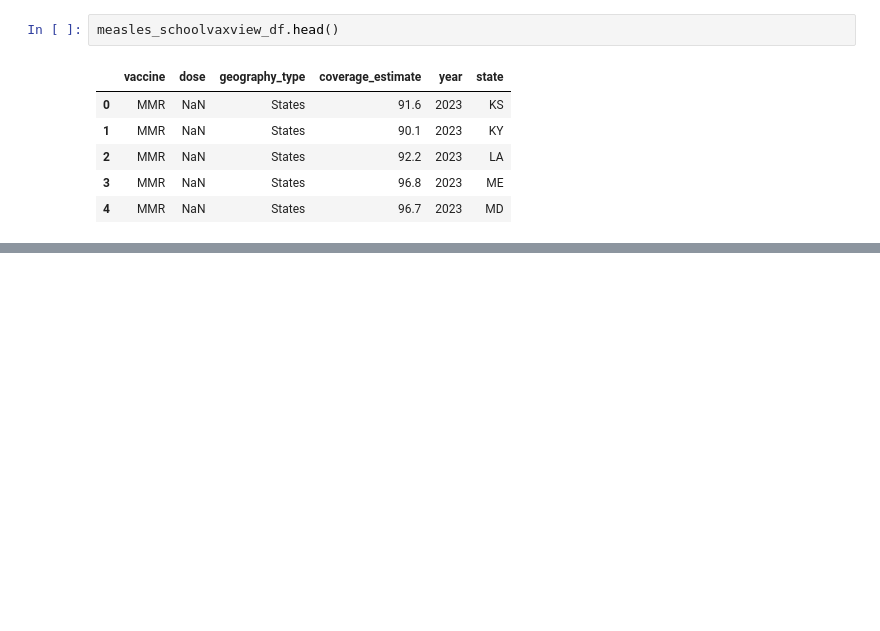
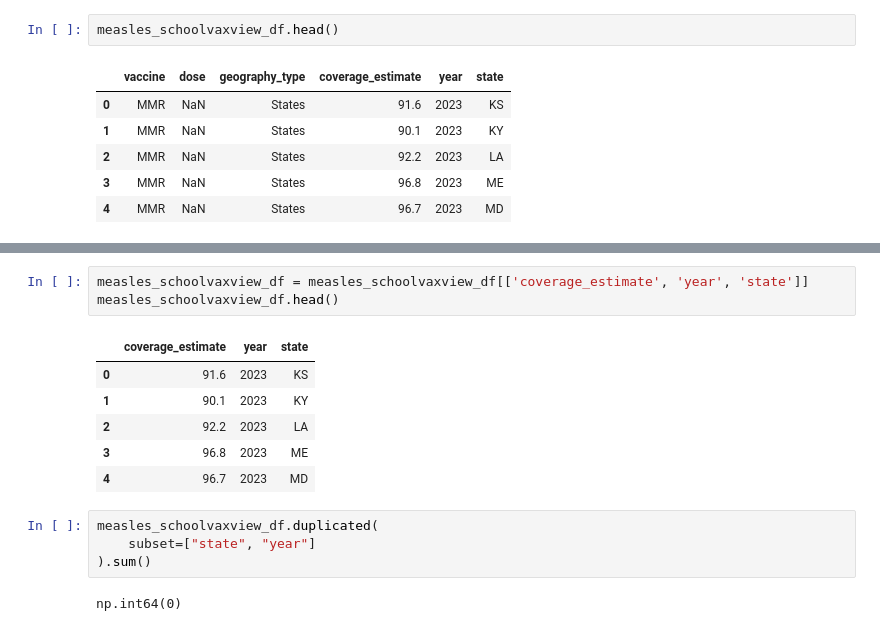
Before and after one commit to FusRaDa/biot670i_capstone_vaccination_project, a Jupyter notebook: rada_notebooks/04_measles_coverage_v_incidence.ipynb, the cells around one changed output, grey strips where cells are left out. Cells and saved outputs as stored; diff of their text form; blank space fills up the shorter version.

```diff
--- a/rada_notebooks/04_measles_coverage_v_incidence.ipynb
+++ b/rada_notebooks/04_measles_coverage_v_incidence.ipynb
@@ -210,2 +327,18 @@ measles_schoolvaxview_df['year'].min(), measles_schoolvaxview_df['year'].max(),
 # %% [output]
 (np.int64(2010), np.int64(2026))
+# %%
+measles_schoolvaxview_df = measles_schoolvaxview_df[['coverage_estimate', 'year', 'state']]
+measles_schoolvaxview_df.head()
+# %% [output]
+|  | coverage_estimate | year | state |
+| 0 | 91.6 | 2023 | KS |
+| 1 | 90.1 | 2023 | KY |
+| 2 | 92.2 | 2023 | LA |
+| 3 | 96.8 | 2023 | ME |
+| 4 | 96.7 | 2023 | MD |
+# %%
+measles_schoolvaxview_df.duplicated(
+    subset=["state", "year"]
+).sum()
+# %% [output]
+np.int64(0)
```
Also changed, not shown: parts of 26 cells of this notebook, 4 other files.
